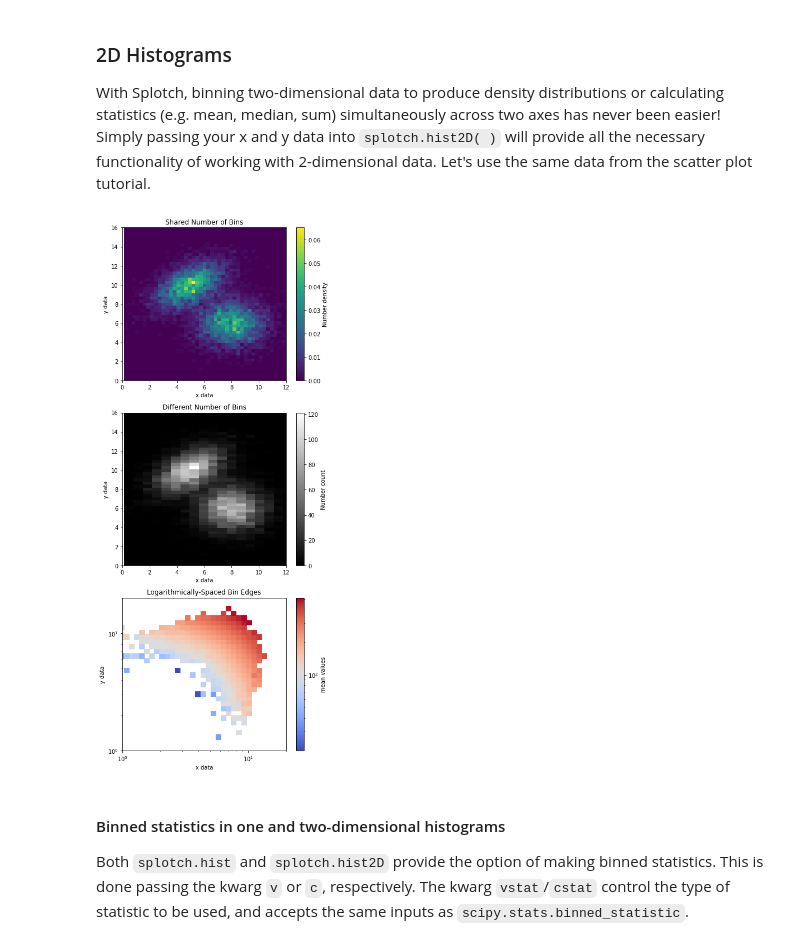
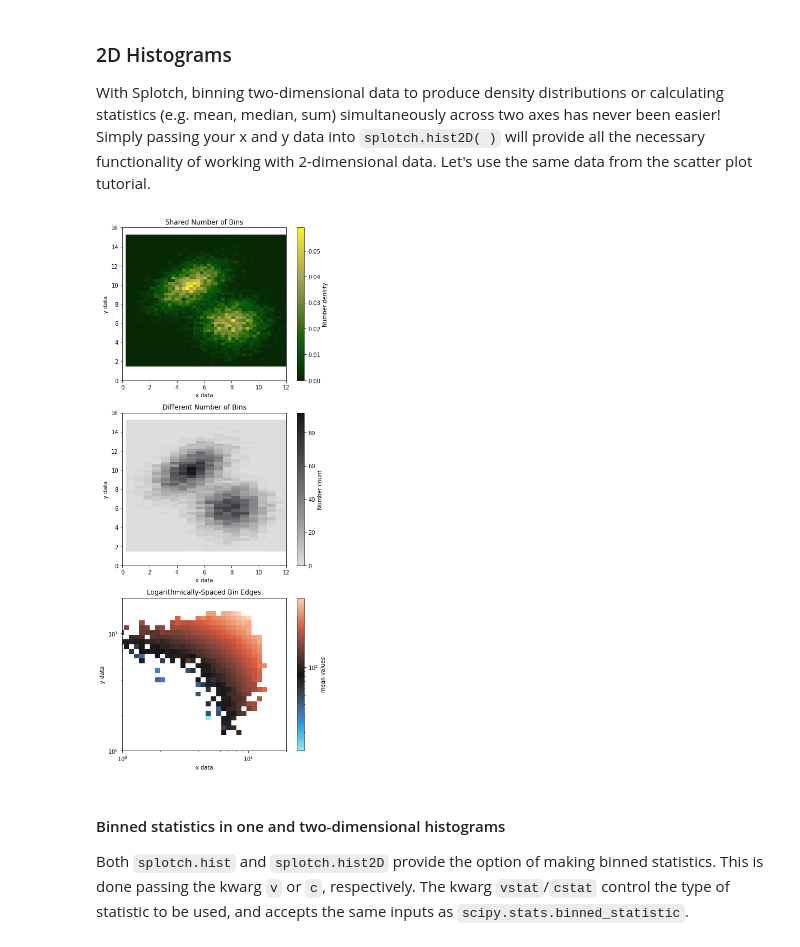
Before and after one commit to MBravoS/splotch, a Jupyter notebook: docs/Examples.ipynb, the cells around one changed output. Cells and saved outputs as stored; diff of their text form; code cells hidden in the pictures.

```diff
--- a/docs/Examples.ipynb
+++ b/docs/Examples.ipynb
@@ -283,24 +286,24 @@ With Splotch, binning two-dimensional data to produce density distributions or c
 # %%
 fig,axes=plt.subplots(nrows=3,ncols=1,figsize=(6,14))
 
 # A set number of bins across both axes
-splt.hist2D(xvals, yvals, xlim=(0,12), ylim=(0,16), bins=50, xlabel="x data", ylabel="y data",
+splt.hist2D(xvals, yvals, xlim=(0,12), ylim=(0,16), bins=50, xlabel="x data", ylabel="y data", cmap='scicm.G2Y',
             clabel="Number density", title="Shared Number of Bins", ax=axes[0])
 
 # Different numbers of bins for each axis
 splt.hist2D(xvals, yvals, xlim=(0,12), ylim=(0,16), dens=False, bins=[20,50], xlabel="x data", ylabel="y data",
-            clabel="Number count",title="Different Number of Bins",cmap='gray',ax=axes[1])
+            clabel="Number count",title="Different Number of Bins",cmap='scicm.Stone_r',ax=axes[1])
 
 # Array defining arbitrarily-spaced bin edges (e.g. logarithmic below)
 splt.hist2D(xvals, yvals, c=cvals, xlim=(1,20), ylim=(1,20), dens=False, bins=np.linspace(-1,2,num=75),
-            clog=True, xlog=True, ylog=True, xlabel="x data", ylabel="y data",
-            cstat='mean', clabel="mean values", title="Logarithmically-Spaced Bin Edges",
-            cmap='coolwarm', ax=axes[2])
+            clog=True, xlog=True, ylog=True, xlabel="x data", ylabel="y data", cstat='mean',
+            clabel="mean values", title="Logarithmically-Spaced Bin Edges",
+            cmap='scicm.BkR', ax=axes[2])
 
 fig.tight_layout()
 plt.show()
 # %% [output]
-[figure, old version]
+[figure, new version]
 # %% [markdown]
 #### Binned statistics in one and two-dimensional histograms
 Both `splotch.hist` and `splotch.hist2D` provide the option of making binned statistics. This is done passing the kwarg `v` or `c`, respectively. The kwarg `vstat`/`cstat` control the type of statistic to be used, and accepts the same inputs as `scipy.stats.binned_statistic`.
```
Also changed, not shown: parts of 22 cells of this notebook, 17 other files.
